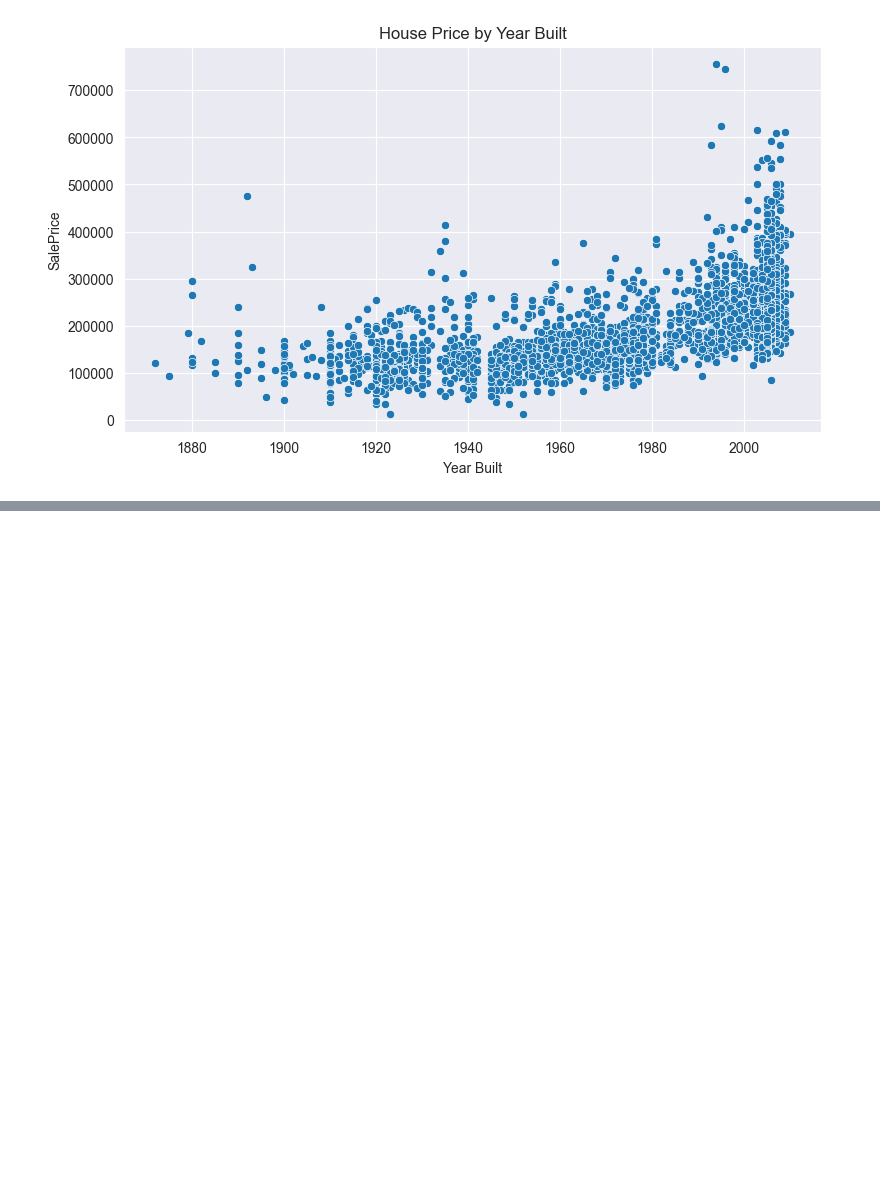
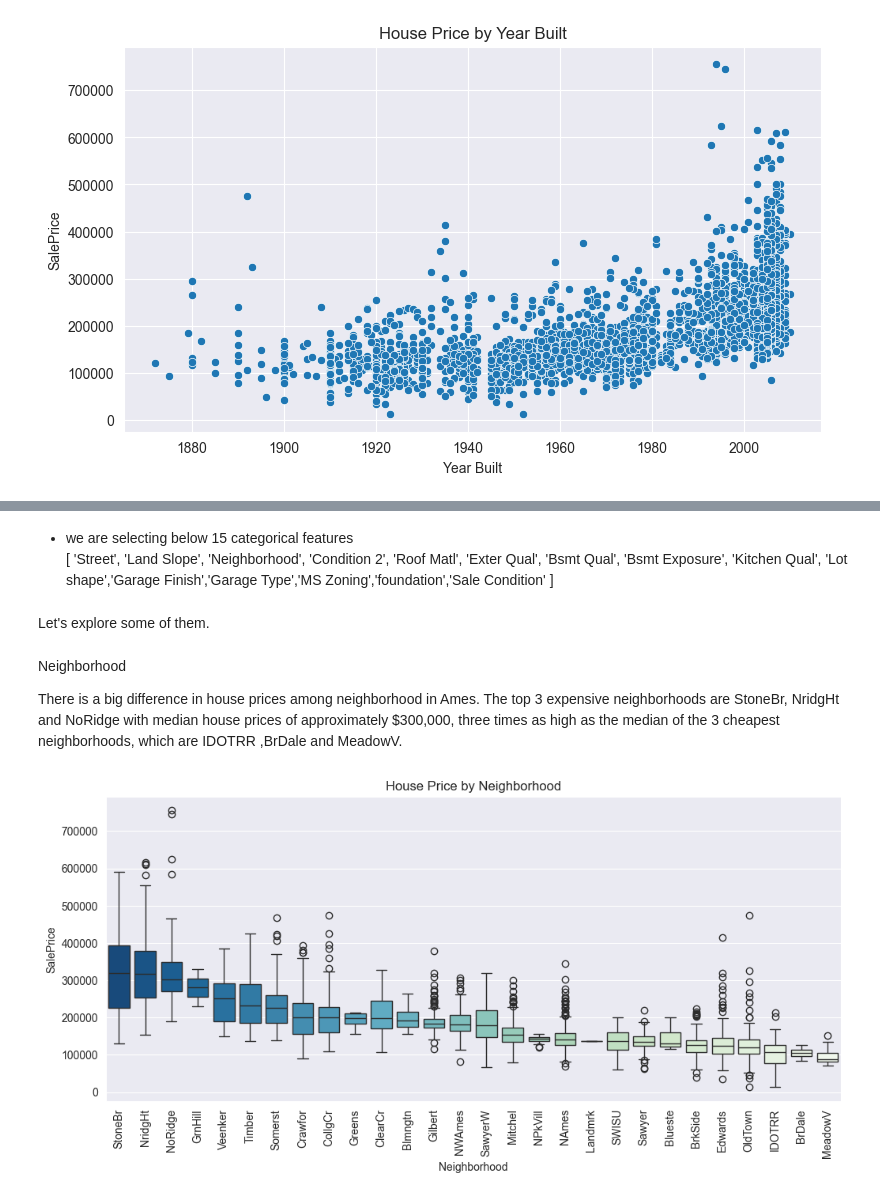
Before and after one commit to HimanshuChoudhary3004/Ames-house-prediction-with-Advance-regression, a Jupyter notebook: src/main.ipynb, the cells around one changed output, grey strips where cells are left out. Cells and saved outputs as stored; diff of their text form; code cells hidden in the pictures; blank space fills up the shorter version.

Commit message:
EDA with categorical features done

```diff
--- a/src/main.ipynb
+++ b/src/main.ipynb
@@ -239,0 +289,33 @@ title = plt.title('House Price by Year Built')
+# %% [markdown]
+* we are selecting below 15 categorical features<br>
+[
+    'Street', 'Land Slope', 'Neighborhood', 'Condition 2', 'Roof Matl', 'Exter Qual', 'Bsmt Qual',
+    'Bsmt Exposure', 'Kitchen Qual', 'Lot shape','Garage Finish','Garage Type','MS Zoning','foundation','Sale Condition'
+]
+# %% [markdown]
+Let's explore some of them.
+# %%
+def visualizeCatFeature(feature):
+    """
+    Visualize the relationship between `SalePrice` and categorical feature using box plots
+    """
+    # Descending order of levels sorted by median SalePrice
+    featOrder = df.groupby([feature]).SalePrice.median().sort_values(ascending=False).index
+
+    # Create box plot
+    sns.boxplot(x=feature,
+                y='SalePrice',
+                data=df,
+                order=featOrder,
+                palette='GnBu_r')
+# %% [markdown]
+Neighborhood<br>
+
+There is a big difference in house prices among neighborhood in Ames. The top 3 expensive neighborhoods are StoneBr, NridgHt and NoRidge with median house prices of approximately $300,000, three times as high as the median of the 3 cheapest neighborhoods, which are IDOTRR ,BrDale and MeadowV.
+# %%
+plt.figure(figsize=(12,5))
+visualizeCatFeature('Neighborhood')
+title=plt.title('House Price by Neighborhood')
+plt.xticks(rotation=90);
+# %% [output]
+[figure, added]
```
Also changed, not shown: parts of 12 cells of this notebook.
